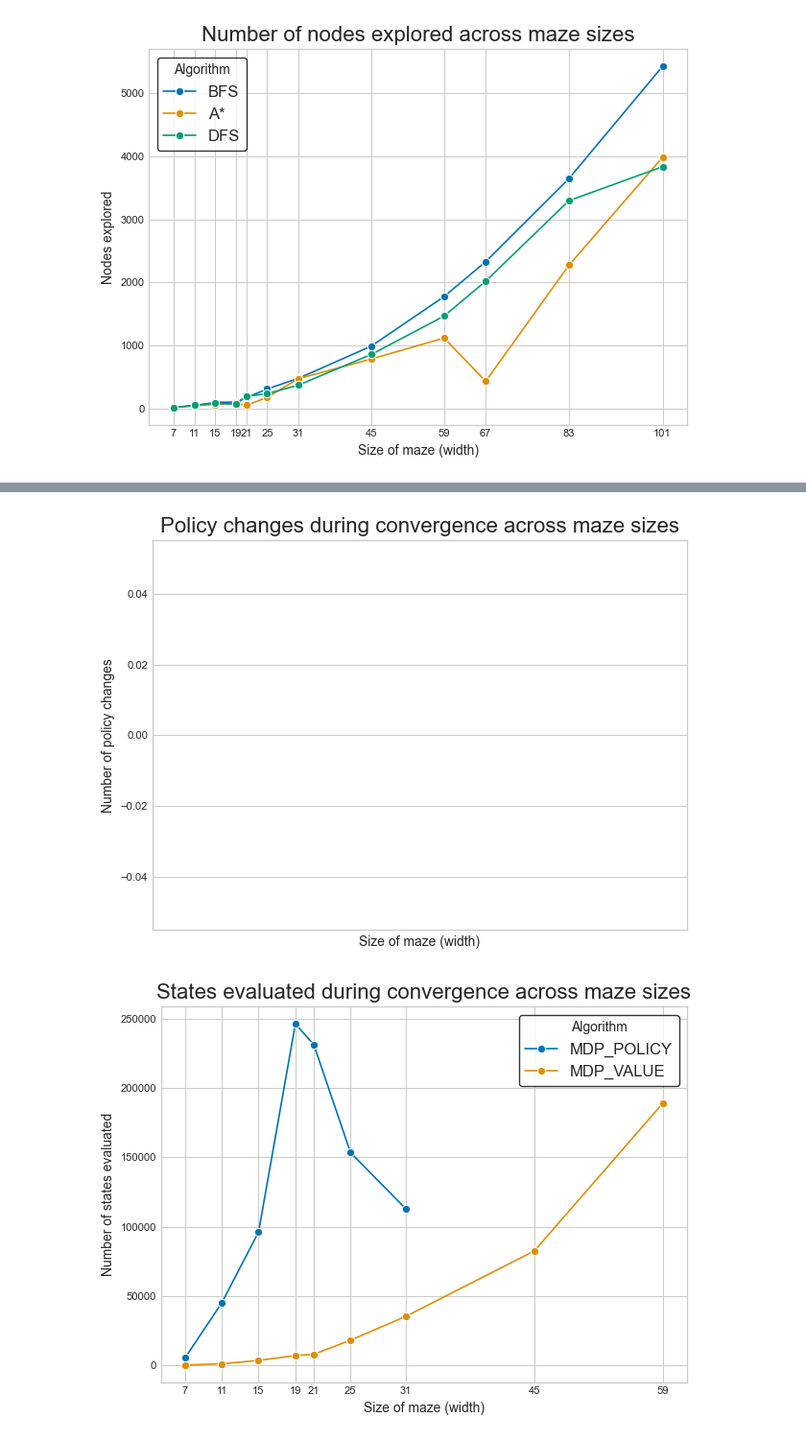
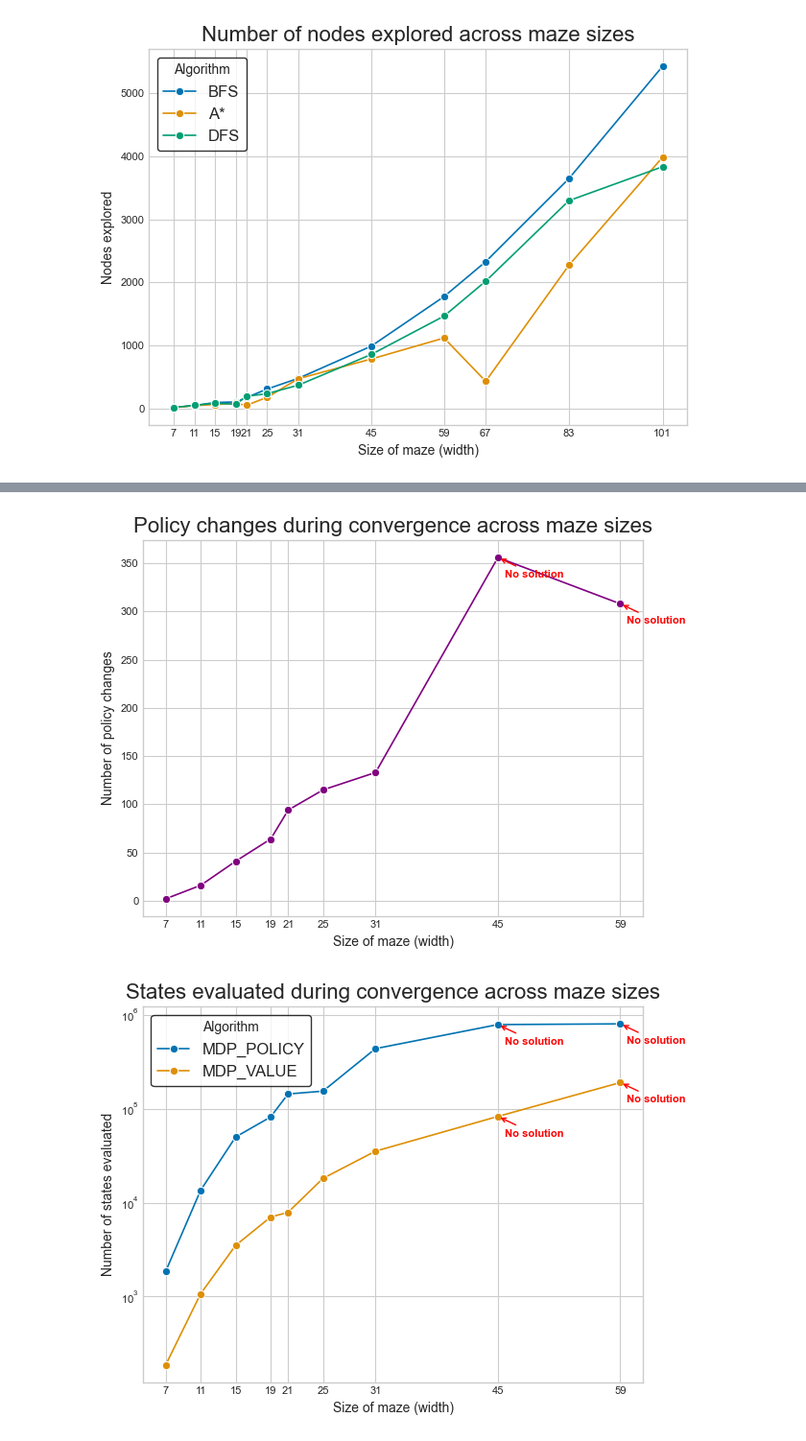
Before and after one commit to prkaaviya/TCD-Artificial-Intelligence-A1, a Jupyter notebook: notebooks/Analysis of Algorithms.ipynb, the cells around one changed output, grey strips where cells are left out. Shown at 96% size. Saved outputs shown, nothing was run; the diff lists cells and outputs as text; code cells hidden in the pictures.

```diff
--- a/notebooks/Analysis of Algorithms.ipynb
+++ b/notebooks/Analysis of Algorithms.ipynb
@@ -185,6 +185,19 @@ plt.savefig('search_nodes_explored_comparison.png', dpi=300)
 plt.show()
 # %% [output]
 [figure]
+# %%
+def annotate_unsolved(ax, data, x_col='maze_width', y_col='iterations'):
+    unsolved = data[data['is_solution_found'] == False]
+
+    for _, row in unsolved.iterrows():
+        ax.annotate('No solution',
+                   xy=(row[x_col], row[y_col]),
+                   xytext=(5, -15),
+                   textcoords='offset points',
+                   arrowprops=dict(arrowstyle='->', color='red'),
+                   color='red',
+                   fontsize=8,
+                   fontweight='bold')
 # %%
 mdp_algorithms_frame = frame[frame["maze_algorithm"].isin(["MDP_VALUE", "MDP_POLICY"])]
 # %%
@@ -268,40 +296,50 @@ plt.show()
 # %%
 # 4. Create plot for policy changes (specific to Policy Iteration)
 # Filter for Policy Iteration data only
-pi_data = mdp_algorithms_frame[mdp_algorithms_frame['maze_algorithm'] == 'MDPPolicyIteration']
+pi_data = mdp_algorithms_frame[mdp_algorithms_frame['maze_algorithm'] == 'MDP_POLICY']
 sns.lineplot(data=pi_data, x='maze_width', y='policy_changes',
              marker='o', markersize=6, linewidth=1.2, color='purple')
+
 plt.title('Policy changes during convergence across maze sizes', fontsize=16)
 plt.xlabel('Size of maze (width)', fontsize=10)
 plt.ylabel('Number of policy changes', fontsize=10)
 plt.xticks(pi_data['maze_width'].unique(), fontsize=8)
 plt.yticks(fontsize=8)
+
+annotate_unsolved(plt, mdp_algorithms_frame, x_col='maze_width', y_col='policy_changes')
+
 plt.grid(True)
 plt.tight_layout()
 plt.savefig('mdp_policy_changes_comparison.png', dpi=300)
 plt.show()
 # %% [output]
-[figure, old version]
+[figure, new version]
 # %%
 # 5. Create plot comparing states evaluated
 sns.lineplot(data=mdp_algorithms_frame, x='maze_width', y='states_evaluated',
              hue='maze_algorithm', marker='o', markersize=6, linewidth=1.2)
+
 plt.title('States evaluated during convergence across maze sizes', fontsize=16)
 plt.xlabel('Size of maze (width)', fontsize=10)
 plt.ylabel('Number of states evaluated', fontsize=10)
 plt.xticks(mdp_algorithms_frame['maze_width'].unique(), fontsize=8)
 plt.yticks(fontsize=8)
+
 # Use log scale if the values span several orders of magnitude
-# plt.yscale('log')
+plt.yscale('log')
+
 legend = plt.legend(title='Algorithm', fontsize=12, frameon=True)
 legend.get_frame().set_edgecolor('black')
 legend.get_frame().set_linewidth(1.0)
+
+annotate_unsolved(plt, mdp_algorithms_frame, x_col='maze_width', y_col='states_evaluated')
+
 plt.grid(True)
 plt.tight_layout()
 plt.savefig('mdp_states_evaluated_comparison.png', dpi=300)
 plt.show()
 # %% [output]
-[figure, old version]
+[figure, new version]
 # %%
 sns.lineplot(data=frame, x='maze_width', y='execution_time',
              hue='maze_algorithm', marker='o', markersize=6, linewidth=1.2)
```
Also changed, not shown: parts of 7 cells of this notebook, 14 other files.
